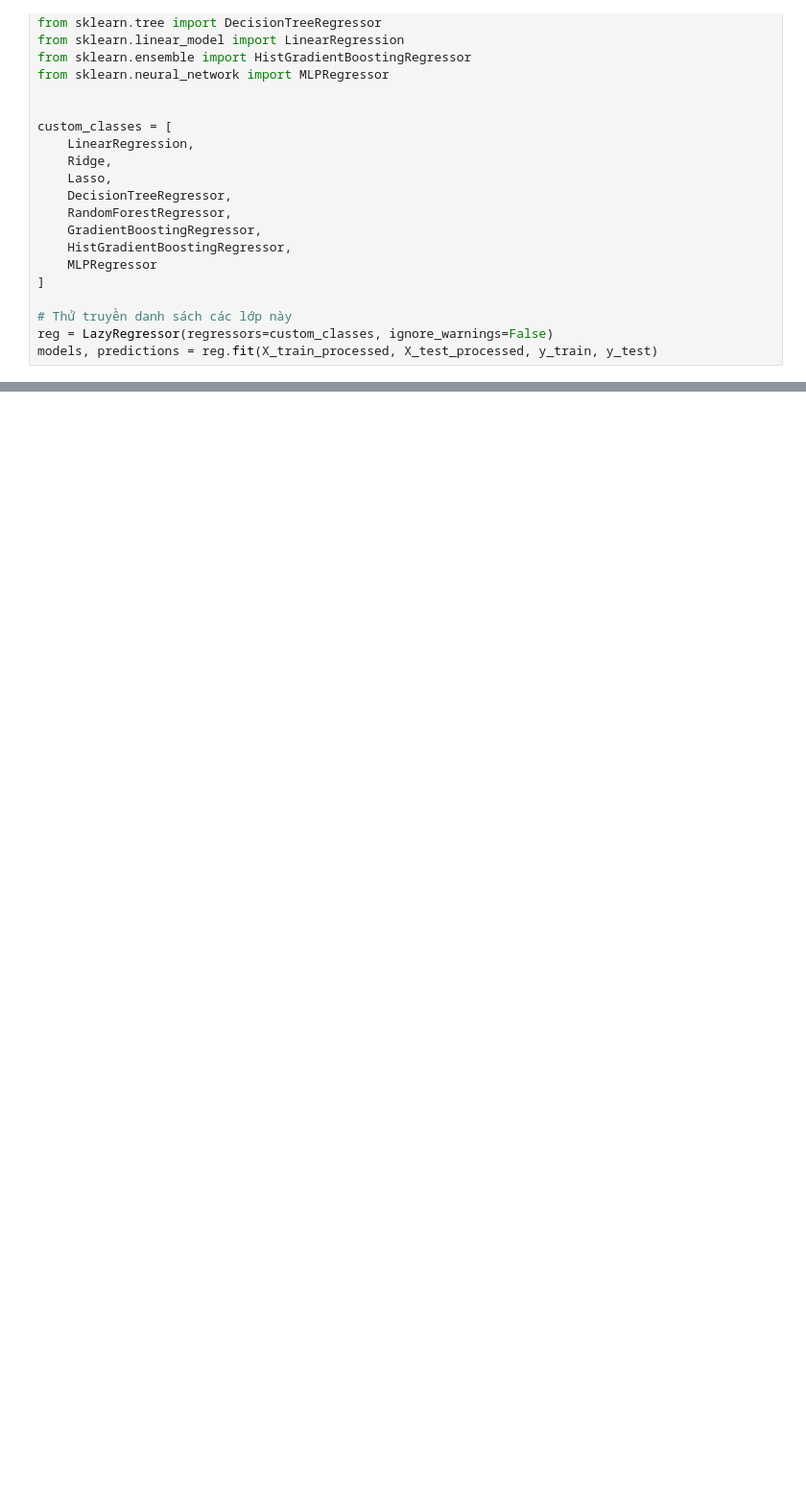
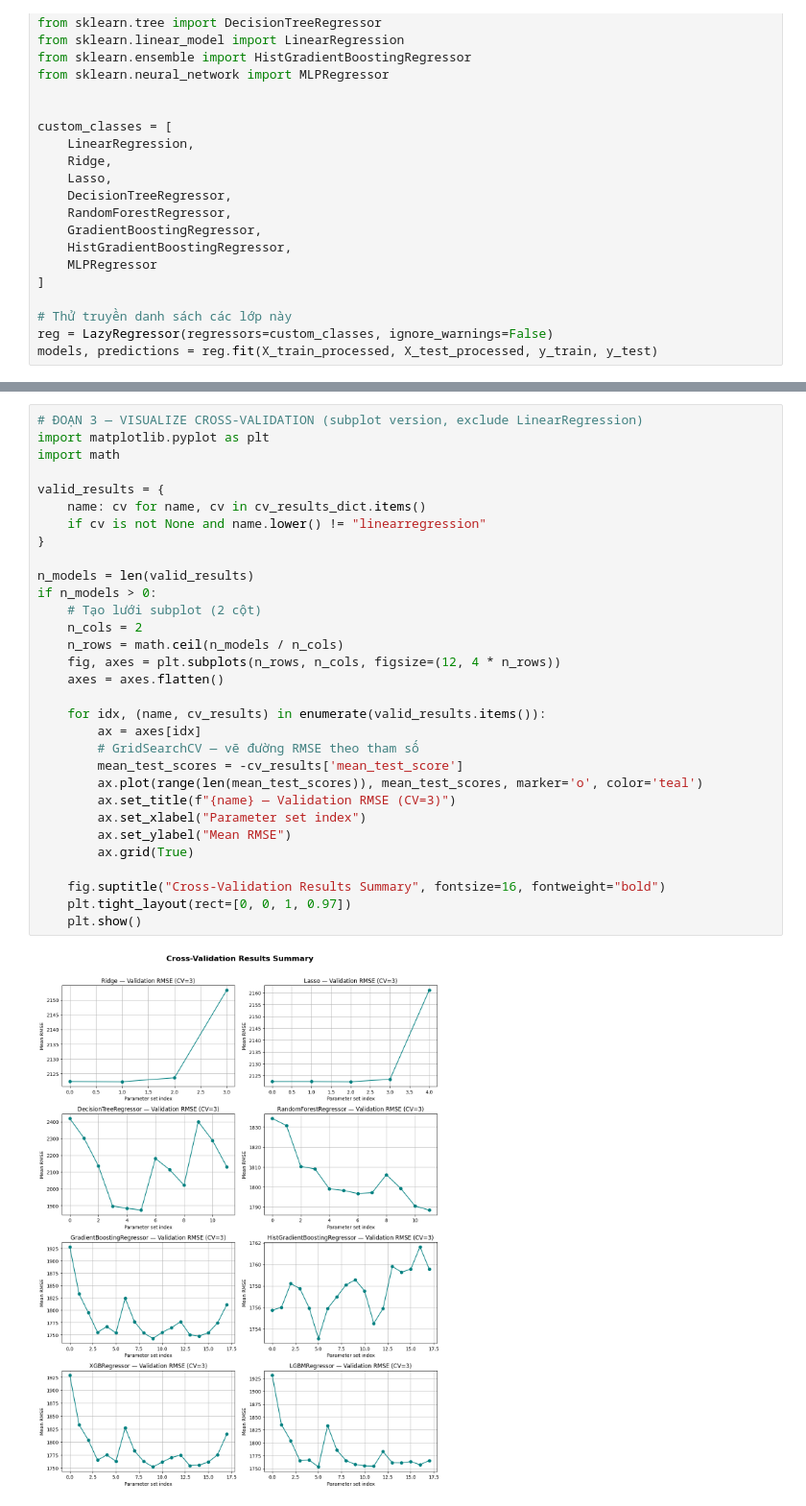
Before and after one commit to MonkeyNerdCoding/Vietnam-House-Price-Prediction, a Jupyter notebook: House_pricing_HCM.ipynb, the cells around one changed output, grey strips where cells are left out. Shown at 96% size. Drawn from its saved outputs; the diff is of its cells as text; blank space fills up the shorter version.

```diff
--- a/House_pricing_HCM.ipynb
+++ b/House_pricing_HCM.ipynb
@@ -795,0 +792,33 @@ plt.show()
+# %%
+# ĐOẠN 3 — VISUALIZE CROSS-VALIDATION (subplot version, exclude LinearRegression)
+import matplotlib.pyplot as plt
+import math
+
+valid_results = {
+    name: cv for name, cv in cv_results_dict.items()
+    if cv is not None and name.lower() != "linearregression"
+}
+
+n_models = len(valid_results)
+if n_models > 0:
+    # Tạo lưới subplot (2 cột)
+    n_cols = 2
+    n_rows = math.ceil(n_models / n_cols)
+    fig, axes = plt.subplots(n_rows, n_cols, figsize=(12, 4 * n_rows))
+    axes = axes.flatten()
+
+    for idx, (name, cv_results) in enumerate(valid_results.items()):
+        ax = axes[idx]
+        # GridSearchCV — vẽ đường RMSE theo tham số
+        mean_test_scores = -cv_results['mean_test_score']
+        ax.plot(range(len(mean_test_scores)), mean_test_scores, marker='o', color='teal')
+        ax.set_title(f"{name} — Validation RMSE (CV=3)")
+        ax.set_xlabel("Parameter set index")
+        ax.set_ylabel("Mean RMSE")
+        ax.grid(True)
+
+    fig.suptitle("Cross-Validation Results Summary", fontsize=16, fontweight="bold")
+    plt.tight_layout(rect=[0, 0, 1, 0.97])
+    plt.show()
+# %% [output]
+[figure, added]
```
Also changed, not shown: parts of 42 cells of this notebook, 1 other file.
